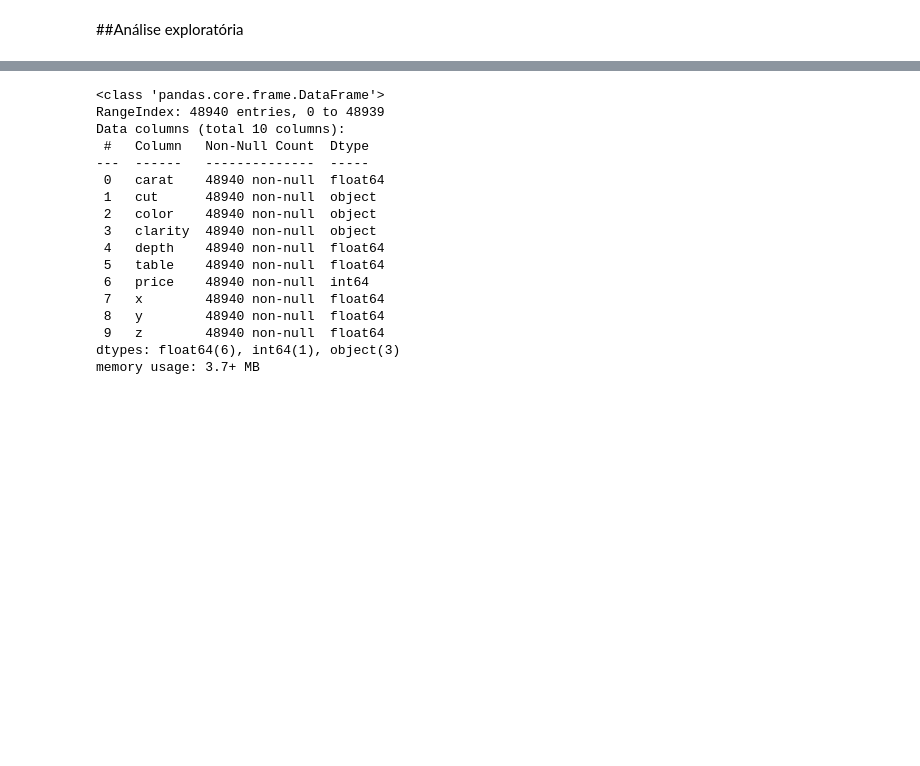
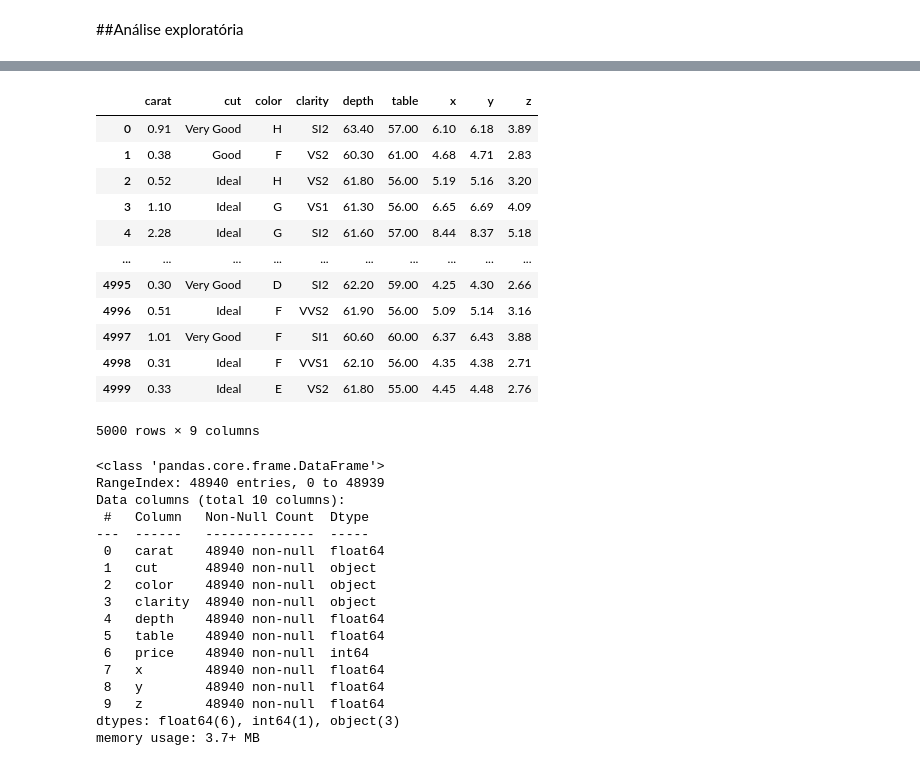
Before and after one commit to lenagrumbach/diamond_price_prediction, a Jupyter notebook: projeto_regressao_linear.ipynb, the cells around one changed output, grey strips where cells are left out. Saved outputs shown, nothing was run; the diff lists cells and outputs as text; code cells hidden in the pictures; blank space fills up the shorter version.

```diff
--- a/projeto_regressao_linear.ipynb
+++ b/projeto_regressao_linear.ipynb
@@ -41,3 +40,20 @@ df_rick_diamonds.head()
+# %%
+df_rick_diamonds = pd.read_csv('/drive/MyDrive/Diamantes/rick_diamonds.csv')
+display(df_rick_diamonds)
+# %% [output]
+|  | carat | cut | color | clarity | depth | table | x | y | z |
+| 0 | 0.91 | Very Good | H | SI2 | 63.40 | 57.00 | 6.10 | 6.18 | 3.89 |
+| 1 | 0.38 | Good | F | VS2 | 60.30 | 61.00 | 4.68 | 4.71 | 2.83 |
+| 2 | 0.52 | Ideal | H | VS2 | 61.80 | 56.00 | 5.19 | 5.16 | 3.20 |
+| 3 | 1.10 | Ideal | G | VS1 | 61.30 | 56.00 | 6.65 | 6.69 | 4.09 |
+| 4 | 2.28 | Ideal | G | SI2 | 61.60 | 57.00 | 8.44 | 8.37 | 5.18 |
+| ... | ... | ... | ... | ... | ... | ... | ... | ... | ... |
+| 4995 | 0.30 | Very Good | D | SI2 | 62.20 | 59.00 | 4.25 | 4.30 | 2.66 |
+| 4996 | 0.51 | Ideal | F | VVS2 | 61.90 | 56.00 | 5.09 | 5.14 | 3.16 |
+| 4997 | 1.01 | Very Good | F | SI1 | 60.60 | 60.00 | 6.37 | 6.43 | 3.88 |
+| 4998 | 0.31 | Ideal | F | VVS1 | 62.10 | 56.00 | 4.35 | 4.38 | 2.71 |
+| 4999 | 0.33 | Ideal | E | VS2 | 61.80 | 55.00 | 4.45 | 4.48 | 2.76 |
+5000 rows × 9 columns
 # %%
 df_diamonds.info()
 # %% [output]
```
Also changed, not shown: parts of 35 cells of this notebook.
